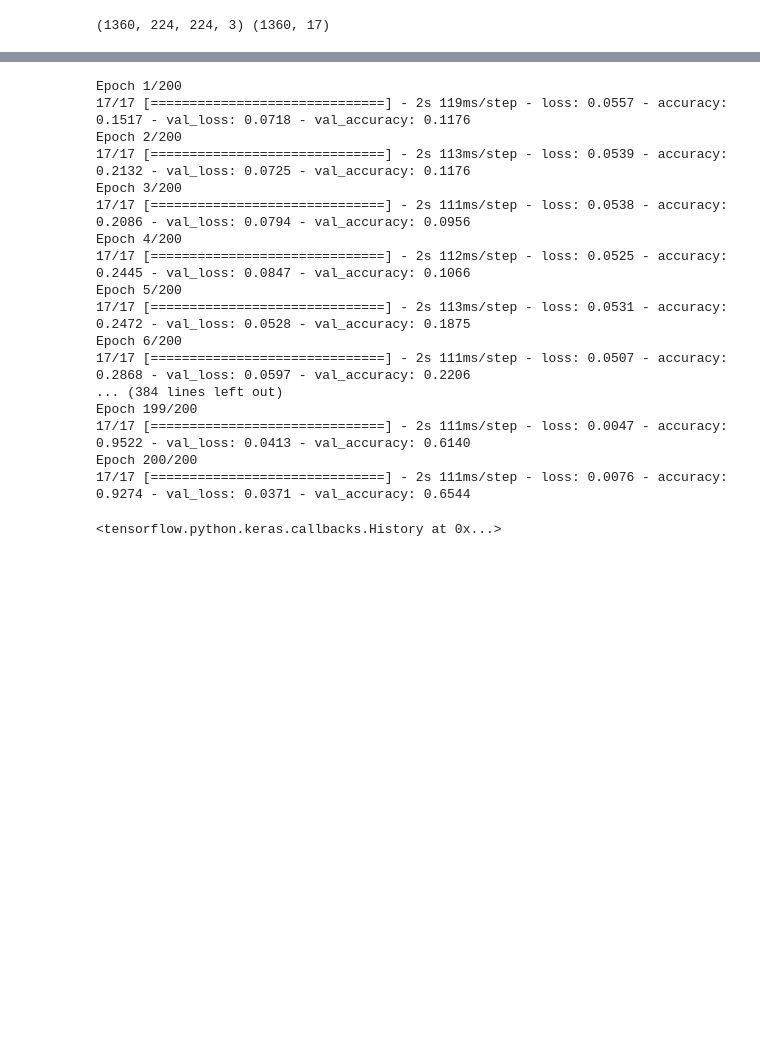
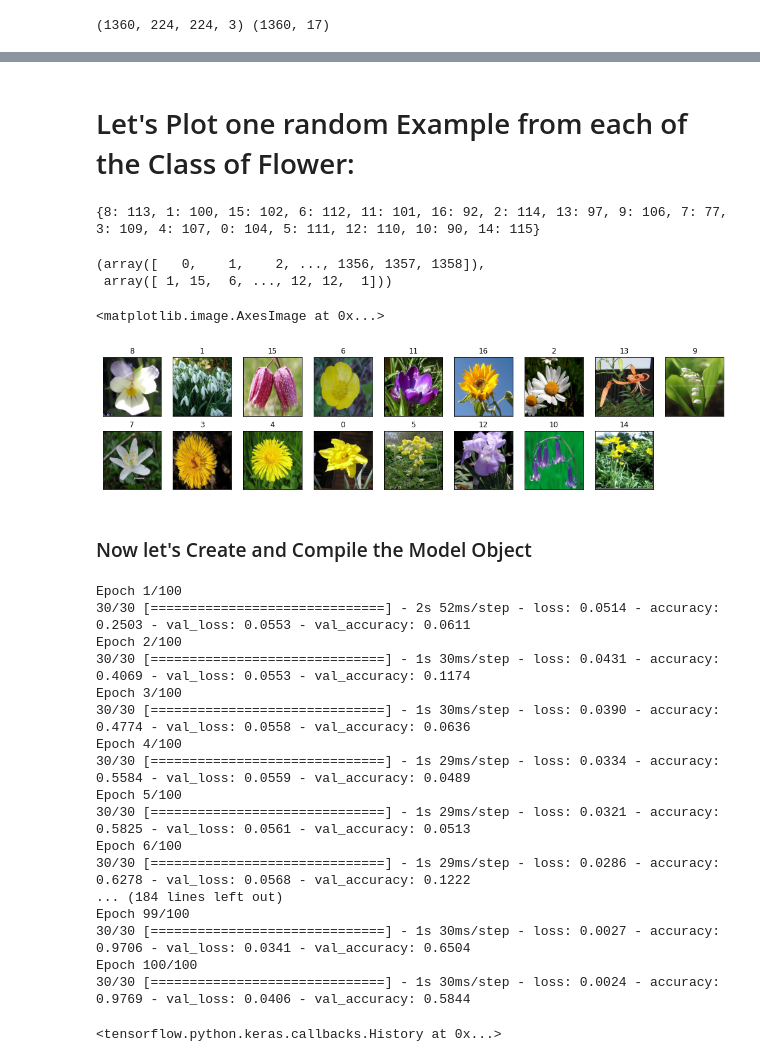
Before and after one commit to sachinkun21/CNN_Architectures, a Jupyter notebook: AlexNet_Tensorflow.ipynb, the cells around one changed output, grey strips where cells are left out. Drawn from its saved outputs; the diff is of its cells as text; code cells hidden in the pictures; blank space fills up the shorter version.

```diff
--- a/AlexNet_Tensorflow.ipynb
+++ b/AlexNet_Tensorflow.ipynb
@@ -431 +439,42 @@ print(x.shape,y.shape)
+# %% [markdown]
+# Let's Plot one random Example from each of the Class of Flower:
+# %%
+# to store index of image
+dict_image = {}
+import numpy as np
+
+for i in range(len(y)):
+  #print(y[i])
+  index = (np.where(y[i]==1))[0][0]
+  #print(index)
+  dict_image[index]  = i
+  if len(dict_image)==17:
+    print(dict_image)
+    break
+# %% [output]
+{8: 113, 1: 100, 15: 102, 6: 112, 11: 101, 16: 92, 2: 114, 13: 97, 9: 106, 7: 77, 3: 109, 4: 107, 0: 104, 5: 111, 12: 110, 10: 90, 14: 115}
+# %%
+np.where(y[1:]==1)
+# %% [output]
+(array([   0,    1,    2, ..., 1356, 1357, 1358]),
+ array([ 1, 15,  6, ..., 12, 12,  1]))
+# %%
+import matplotlib.pyplot as plt
+import numpy as np
+
+fig = plt.figure(figsize=(18,4))
+i = 0
+for label,index in dict_image.items():
+  ax = fig.add_subplot(2, 9, 1 + i, xticks=[], yticks=[])
+  im = x[index,::]
+  ax.set_title(label)
+  plt.imshow(im)
+  i+=1
+
+plt.imshow(im)
+# %% [output]
+<matplotlib.image.AxesImage at 0x...>
+[figure, added]
+# %% [markdown]
+### Now let's Create and Compile the Model Object
 # %%
@@ -437,21 +489,21 @@ alexnet.compile(optimizer= tf.keras.optimizers.Adam(), loss='mse',metrics = ['ac
 # %%
-alexnet.fit(x, y, batch_size=batch_size, epochs=200, validation_split=0.2, shuffle=True,  verbose=1)
+alexnet.fit(x, y, batch_size=batch_size, epochs=100, validation_split=0.3, shuffle=True,  verbose=1)
 # %% [output]
-Epoch 1/200
-17/17 [==============================] - 2s 119ms/step - loss: 0.0557 - accuracy: 0.1517 - val_loss: 0.0718 - val_accuracy: 0.1176
-Epoch 2/200
-17/17 [==============================] - 2s 113ms/step - loss: 0.0539 - accuracy: 0.2132 - val_loss: 0.0725 - val_accuracy: 0.1176
-Epoch 3/200
-17/17 [==============================] - 2s 111ms/step - loss: 0.0538 - accuracy: 0.2086 - val_loss: 0.0794 - val_accuracy: 0.0956
-Epoch 4/200
-17/17 [==============================] - 2s 112ms/step - loss: 0.0525 - accuracy: 0.2445 - val_loss: 0.0847 - val_accuracy: 0.1066
-Epoch 5/200
-17/17 [==============================] - 2s 113ms/step - loss: 0.0531 - accuracy: 0.2472 - val_loss: 0.0528 - val_accuracy: 0.1875
-Epoch 6/200
-17/17 [==============================] - 2s 111ms/step - loss: 0.0507 - accuracy: 0.2868 - val_loss: 0.0597 - val_accuracy: 0.2206
-... (384 lines left out)
-Epoch 199/200
-17/17 [==============================] - 2s 111ms/step - loss: 0.0047 - accuracy: 0.9522 - val_loss: 0.0413 - val_accuracy: 0.6140
-Epoch 200/200
-17/17 [==============================] - 2s 111ms/step - loss: 0.0076 - accuracy: 0.9274 - val_loss: 0.0371 - val_accuracy: 0.6544
+Epoch 1/100
+30/30 [==============================] - 2s 52ms/step - loss: 0.0514 - accuracy: 0.2503 - val_loss: 0.0553 - val_accuracy: 0.0611
+Epoch 2/100
+30/30 [==============================] - 1s 30ms/step - loss: 0.0431 - accuracy: 0.4069 - val_loss: 0.0553 - val_accuracy: 0.1174
+Epoch 3/100
+30/30 [==============================] - 1s 30ms/step - loss: 0.0390 - accuracy: 0.4774 - val_loss: 0.0558 - val_accuracy: 0.0636
+Epoch 4/100
+30/30 [==============================] - 1s 29ms/step - loss: 0.0334 - accuracy: 0.5584 - val_loss: 0.0559 - val_accuracy: 0.0489
+Epoch 5/100
+30/30 [==============================] - 1s 29ms/step - loss: 0.0321 - accuracy: 0.5825 - val_loss: 0.0561 - val_accuracy: 0.0513
+Epoch 6/100
+30/30 [==============================] - 1s 29ms/step - loss: 0.0286 - accuracy: 0.6278 - val_loss: 0.0568 - val_accuracy: 0.1222
+... (184 lines left out)
+Epoch 99/100
+30/30 [==============================] - 1s 30ms/step - loss: 0.0027 - accuracy: 0.9706 - val_loss: 0.0341 - val_accuracy: 0.6504
+Epoch 100/100
+30/30 [==============================] - 1s 30ms/step - loss: 0.0024 - accuracy: 0.9769 - val_loss: 0.0406 - val_accuracy: 0.5844
 <tensorflow.python.keras.callbacks.History at 0x...>
```
Also changed, not shown: parts of 22 cells of this notebook.
